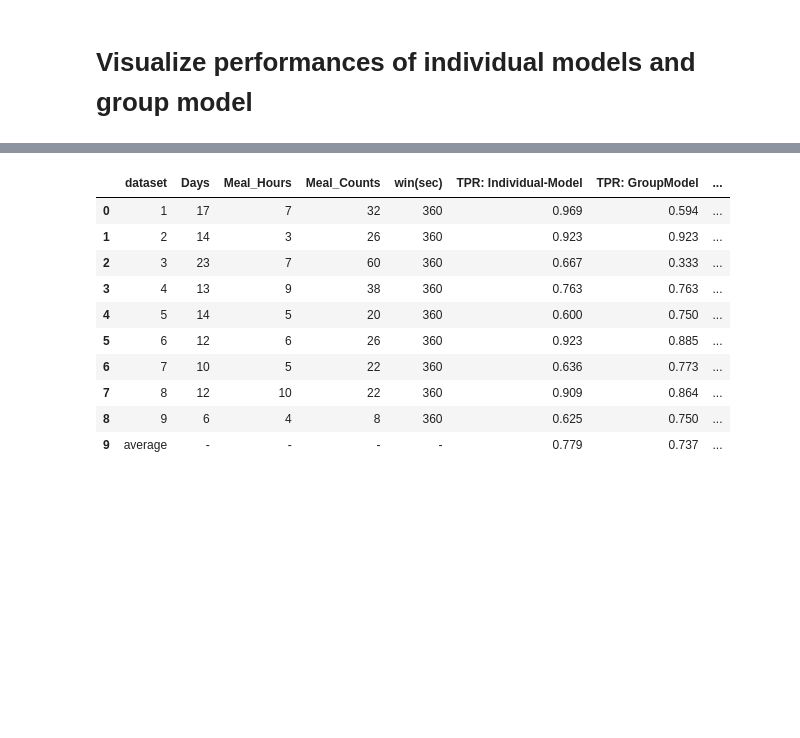
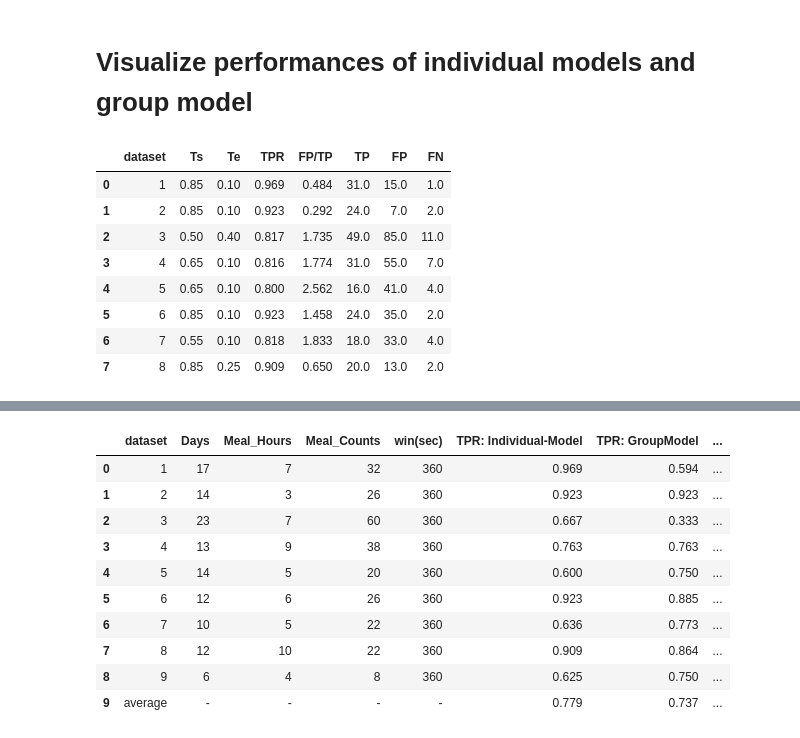
Before and after one commit to wenkangwei/eating-activity-detection, a Jupyter notebook: src/1_3-EDA.ipynb, the cells around one changed output, grey strips where cells are left out. Drawn from its saved outputs; the diff is of its cells as text; code cells hidden in the pictures; blank space fills up the shorter version.

```diff
--- a/src/1_3-EDA.ipynb
+++ b/src/1_3-EDA.ipynb
@@ -952,3 +964,23 @@ threshold_results_ex.replace(id_mapper,inplace=True)
 #rename column of time metrics
 rename_col(time_perf)
 rename_col(time_perf_ex)
+# %%
+best_threshold_mtpr= filer_subject(best_threshold_mtpr, exclude= exclude_ls, metric = '')
+best_threshold_mfp= filer_subject(best_threshold_mfp, exclude= exclude_ls, metric = '')
+best_threshold_ratio= filer_subject(best_threshold_ratio, exclude= exclude_ls, metric = '')
+
+best_threshold_mtpr.replace(id_mapper,inplace=True)
+best_threshold_mfp.replace(id_mapper,inplace=True)
+best_threshold_ratio.replace(id_mapper,inplace=True)
+# %%
+best_threshold_mtpr
+# %% [output]
+|  | dataset | Ts | Te | TPR | FP/TP | TP | FP | FN |
+| 0 | 1 | 0.85 | 0.10 | 0.969 | 0.484 | 31.0 | 15.0 | 1.0 |
+| 1 | 2 | 0.85 | 0.10 | 0.923 | 0.292 | 24.0 | 7.0 | 2.0 |
+| 2 | 3 | 0.50 | 0.40 | 0.817 | 1.735 | 49.0 | 85.0 | 11.0 |
+| 3 | 4 | 0.65 | 0.10 | 0.816 | 1.774 | 31.0 | 55.0 | 7.0 |
+| 4 | 5 | 0.65 | 0.10 | 0.800 | 2.562 | 16.0 | 41.0 | 4.0 |
+| 5 | 6 | 0.85 | 0.10 | 0.923 | 1.458 | 24.0 | 35.0 | 2.0 |
+| 6 | 7 | 0.55 | 0.10 | 0.818 | 1.833 | 18.0 | 33.0 | 4.0 |
+| 7 | 8 | 0.85 | 0.25 | 0.909 | 0.650 | 20.0 | 13.0 | 2.0 |
```
Also changed, not shown: parts of 14 cells of this notebook, 1 other file.
